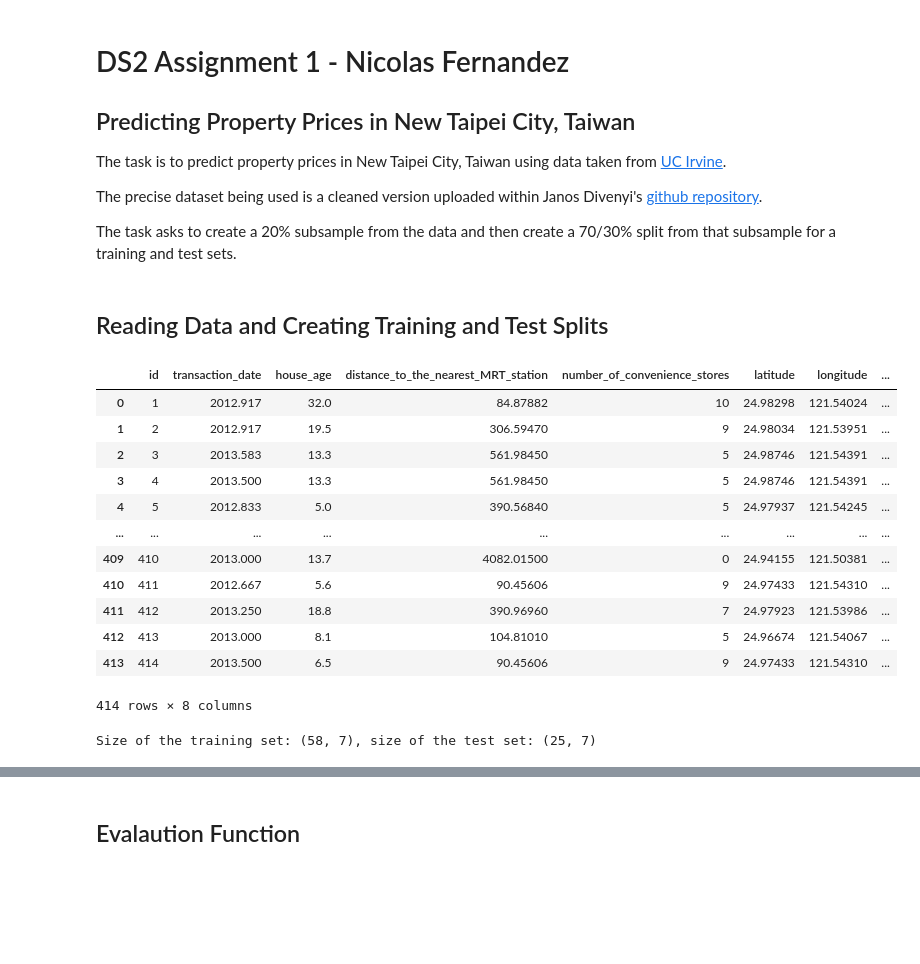
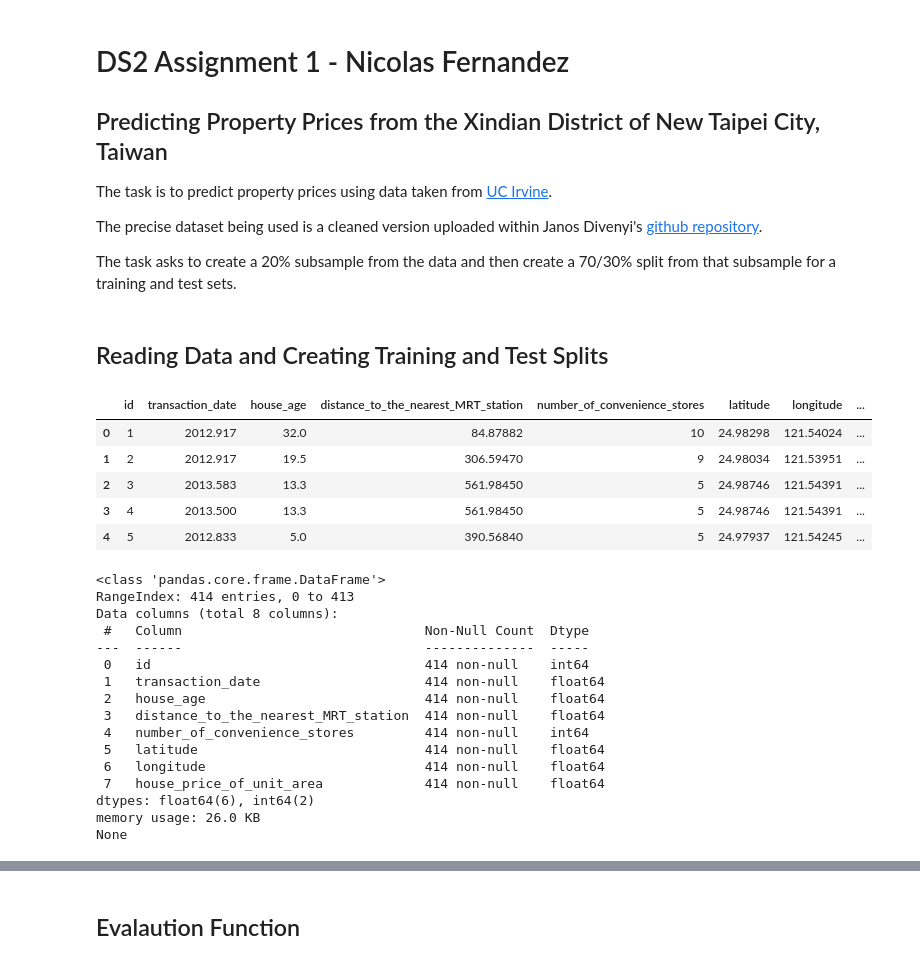
Before and after one commit to nxfern/DS2_Assignment1, a Jupyter notebook: DS2_Assignment1_NF.ipynb, the cells around one changed output, grey strips where cells are left out. Saved outputs shown, nothing was run; the diff lists cells and outputs as text; code cells hidden in the pictures; blank space fills up the shorter version.

```diff
--- a/DS2_Assignment1_NF.ipynb
+++ b/DS2_Assignment1_NF.ipynb
@@ -1,7 +1,7 @@
 # %% [markdown]
 # DS2 Assignment 1 - Nicolas Fernandez
-## Predicting Property Prices in New Taipei City, Taiwan
-The task is to predict property prices in New Taipei City, Taiwan using data taken from [UC Irvine](https://archive.ics.uci.edu/dataset/477/real+estate+valuation+data+set).
+## Predicting Property Prices from the Xindian District of New Taipei City, Taiwan
+The task is to predict property prices using data taken from [UC Irvine](https://archive.ics.uci.edu/dataset/477/real+estate+valuation+data+set).
 
 The precise dataset being used is a cleaned version uploaded within Janos Divenyi's [github repository](https://github.com/divenyijanos/ceu-ml/tree/2023/data/real_estate).
 
@@ -11,40 +11,37 @@ The task asks to create a 20% subsample from the data and then create a 70/30% s
 # %%
 # Importing required libraries
 import pandas as pd
 import numpy as np
 from sklearn.model_selection import train_test_split
 
 # Setting the pseudo random seed for the due date of the assignment
 prng = np.random.RandomState(20240322)
 
 # Reading the data
 #real_estate_data = pd.read_csv("https://raw.githubusercontent.com/divenyijanos/ceu-ml/2023/data/real_estate/real_estate.csv")
 real_estate_data = pd.read_csv('real_estate.csv')
-display(real_estate_data)
-
-# Creating a randomly selected 20% sample of the data, creating target variable 'outcome'
-real_estate_sample = real_estate_data.sample(frac=0.2)
-outcome = real_estate_sample["house_price_of_unit_area"]
-
-# Selecting numeric features as X variables, excluding target variable
-features = real_estate_sample.drop(columns=["house_price_of_unit_area"]).select_dtypes(include=np.number)
-
-# Creating training and testing splits from features and target, using a 30% split per specifications
-X_train, X_test, y_train, y_test = train_test_split(features, outcome, test_size=0.3, random_state=prng)
-
-print(f"Size of the training set: {X_train.shape}, size of the test set: {X_test.shape}")
+display(real_estate_data.head())
+print(real_estate_data.info())
 # %% [output]
 |  | id | transaction_date | house_age | distance_to_the_nearest_MRT_station | number_of_convenience_stores | latitude | longitude | ... |
 | 0 | 1 | 2012.917 | 32.0 | 84.87882 | 10 | 24.98298 | 121.54024 | ... |
 | 1 | 2 | 2012.917 | 19.5 | 306.59470 | 9 | 24.98034 | 121.53951 | ... |
 | 2 | 3 | 2013.583 | 13.3 | 561.98450 | 5 | 24.98746 | 121.54391 | ... |
 | 3 | 4 | 2013.500 | 13.3 | 561.98450 | 5 | 24.98746 | 121.54391 | ... |
 | 4 | 5 | 2012.833 | 5.0 | 390.56840 | 5 | 24.97937 | 121.54245 | ... |
-| ... | ... | ... | ... | ... | ... | ... | ... | ... |
-| 409 | 410 | 2013.000 | 13.7 | 4082.01500 | 0 | 24.94155 | 121.50381 | ... |
-| 410 | 411 | 2012.667 | 5.6 | 90.45606 | 9 | 24.97433 | 121.54310 | ... |
-| 411 | 412 | 2013.250 | 18.8 | 390.96960 | 7 | 24.97923 | 121.53986 | ... |
-| 412 | 413 | 2013.000 | 8.1 | 104.81010 | 5 | 24.96674 | 121.54067 | ... |
-| 413 | 414 | 2013.500 | 6.5 | 90.45606 | 9 | 24.97433 | 121.54310 | ... |
-414 rows × 8 columns
+<class 'pandas.core.frame.DataFrame'>
+RangeIndex: 414 entries, 0 to 413
+Data columns (total 8 columns):
+ #   Column                               Non-Null Count  Dtype
+---  ------                               --------------  -----
+ 0   id                                   414 non-null    int64
+ 1   transaction_date                     414 non-null    float64
+ 2   house_age                            414 non-null    float64
+ 3   distance_to_the_nearest_MRT_station  414 non-null    float64
+ 4   number_of_convenience_stores         414 non-null    int64
+ 5   latitude                             414 non-null    float64
+ 6   longitude                            414 non-null    float64
+ 7   house_price_of_unit_area             414 non-null    float64
+dtypes: float64(6), int64(2)
+memory usage: 26.0 KB
+None
-Size of the training set: (58, 7), size of the test set: (25, 7)
```
Also changed, not shown: parts of 25 cells of this notebook.
